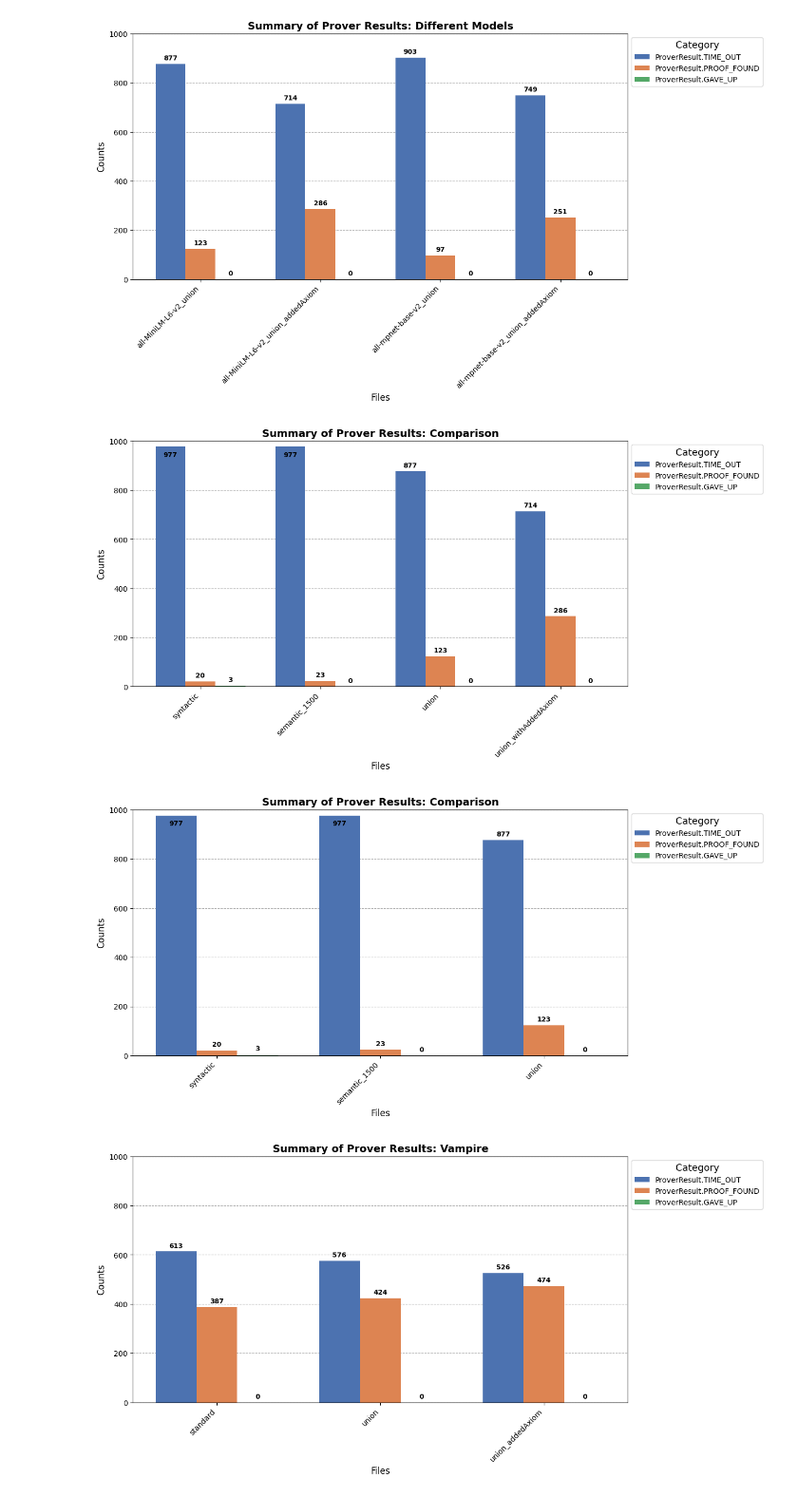
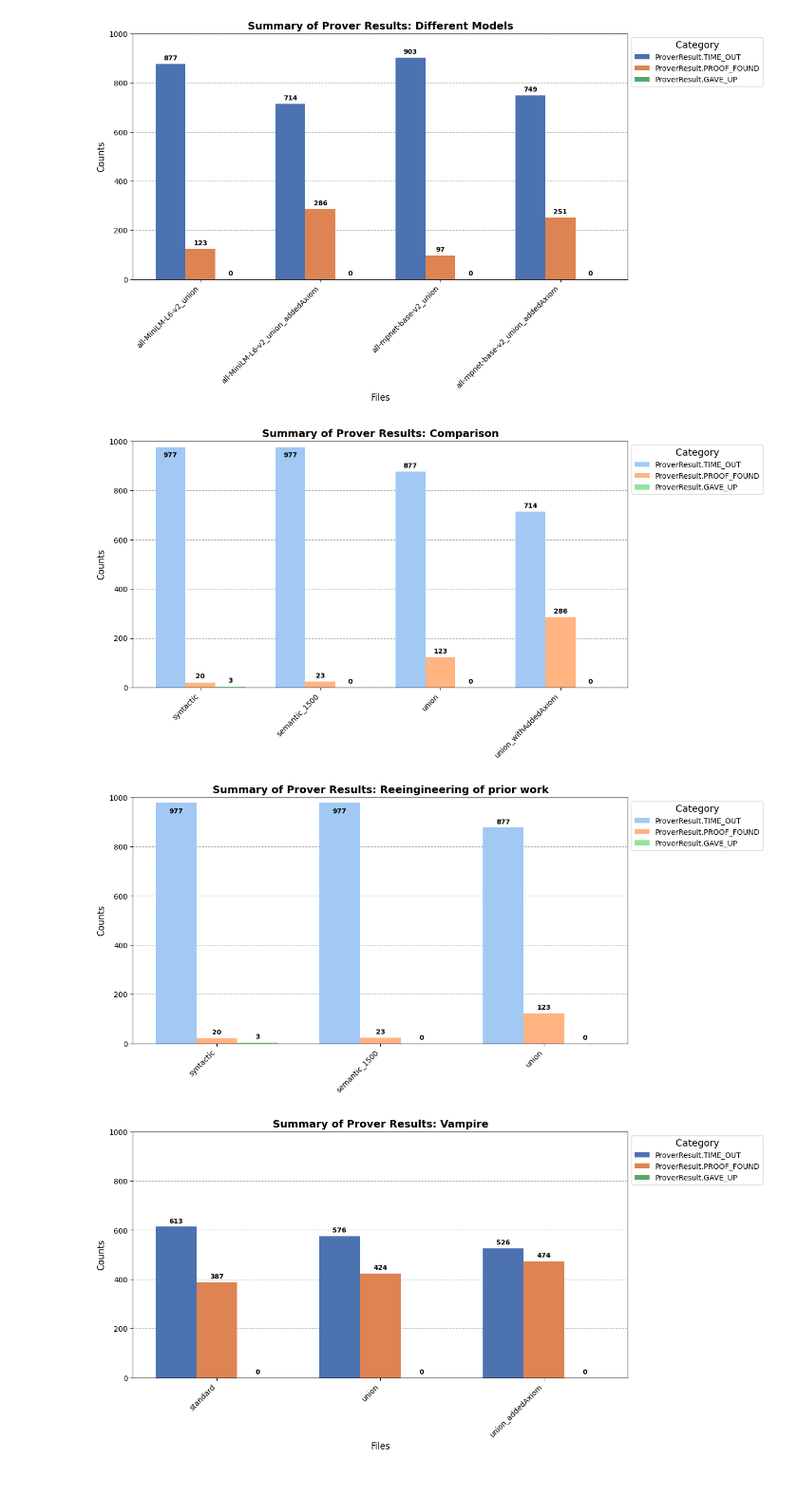
Before and after one commit to BigTeddyRush/further-work-of-seven, a Jupyter notebook: results_thesis/sum_evaluation.ipynb, the cells around one changed output. Shown at 95% size. Drawn from its saved outputs; the diff is of its cells as text; code cells hidden in the pictures.

Commit message:
aktueller Stand

```diff
--- a/results_thesis/sum_evaluation.ipynb
+++ b/results_thesis/sum_evaluation.ipynb
@@ -39,7 +39,7 @@ def summary_grafic(path: str, title: str, output_path: str):
             category_counts[i, j] = results.get(category, 0)
 
     # Choose a color palette
-    colors = sns.color_palette('deep', n_categories)
+    colors = sns.color_palette('pastel', n_categories)
 
     # Create the plot
     fig, ax = plt.subplots(figsize=(12, 6))
@@ -52,7 +52,6 @@ def summary_grafic(path: str, title: str, output_path: str):
         bars.append(ax.bar(index + j * bar_width, category_counts[:, j], bar_width, label=category, color=color))
 
     # Add labels, legend, and title
-    ax.set_xlabel('Files', fontsize=12)
     ax.set_ylabel('Counts', fontsize=12)
     ax.set_title(f'Summary of Prover Results: {title}', fontsize=14, fontweight='bold')
     ax.set_xticks(index + bar_width * (n_categories - 1) / 2)
@@ -109,11 +108,11 @@ summary_grafic('./summary_otherModule.json', "Different Models", "different_mode
 # %%
 summary_grafic('./summary_starter.json', "Comparison", "standard_mode_output.pdf")
 # %% [output]
-[figure, old version]
+[figure, new version]
 # %%
-summary_grafic('./summary_starter_noadded.json', "Comparison", "standard_mode_noAdded_output.pdf")
+summary_grafic('./summary_starter_noadded.json', "Reeingineering of prior work", "standard_mode_noAdded_output.pdf")
 # %% [output]
-[figure, old version]
+[figure, new version]
 # %%
 summary_grafic('./summary_vampire.json', "Vampire", "vampire_mode_output.pdf")
 # %% [output]
```
Also changed, not shown: 8 other files.
